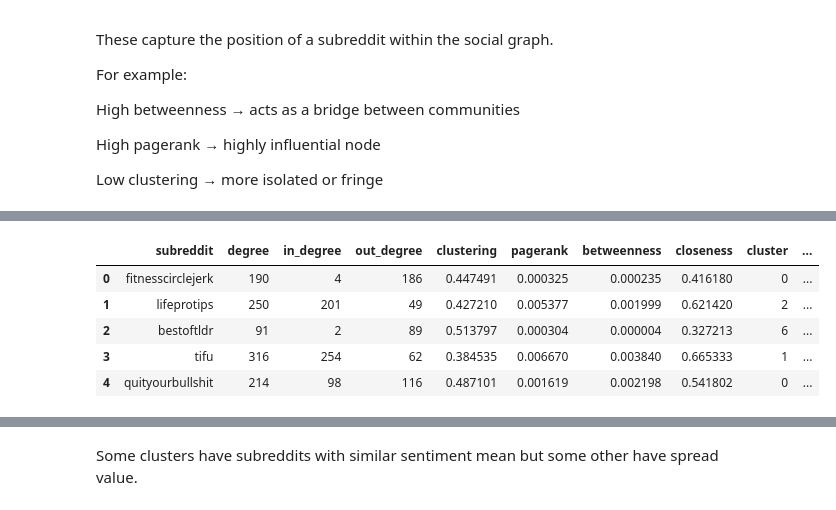
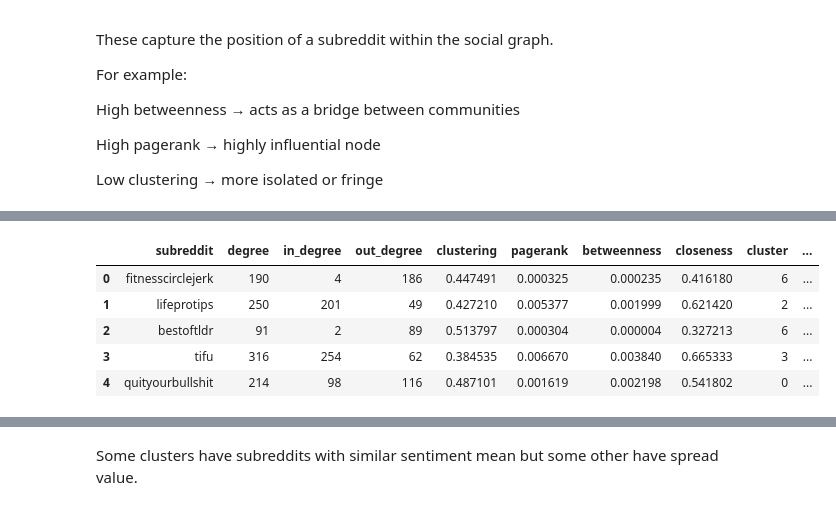
Before and after one commit to epfl-ada/ada-2025-project-othertagada, a Jupyter notebook: maguette.ipynb, the cells around one changed output, grey strips where cells are left out. Drawn from its saved outputs; the diff is of its cells as text; code cells hidden in the pictures.

```diff
--- a/maguette.ipynb
+++ b/maguette.ipynb
@@ -128,33 +130,78 @@ Low clustering → more isolated or fringe
 from sklearn.preprocessing import StandardScaler
 from sklearn.cluster import KMeans
 
-# Precompute metrics only once
-pagerank_dict = nx.pagerank(G_)
-clustering_dict = nx.clustering(G_.to_undirected())
-betweenness_centrality_dict = nx.betweenness_centrality(G_)
-closeness_centrality_dict = nx.closeness_centrality(G_)
+def extract_graph_features(G):
+    """
+    Compute graph-based structural features for each node (subreddit).
 
-# Build features efficiently
-features = pd.DataFrame({
-    'subreddit': list(G_.nodes()),
-    'degree': [G_.degree(n) for n in G_.nodes()],
-    'in_degree': [G_.in_degree(n) for n in G_.nodes()],
-    'out_degree': [G_.out_degree(n) for n in G_.nodes()],
-    'clustering': [clustering_dict[n] for n in G_.nodes()],
-    'pagerank': [pagerank_dict[n] for n in G_.nodes()],
-    'betweenness': [betweenness_centrality_dict[n] for n in G_.nodes()],
-    'closeness': [closeness_centrality_dict[n] for n in G_.nodes()],
-})
+    Parameters
+    ----------
+    G : networkx.Graph or networkx.DiGraph
+        The graph representing subreddit interactions (edges may carry sentiment).
 
-# Normalize features
-X = features[['degree', 'in_degree', 'out_degree', 'clustering', 'pagerank']]
-X_scaled = StandardScaler().fit_transform(X)
+    Returns
+    -------
+    features : pandas.DataFrame
+        A DataFrame containing one row per node and columns:
+        ['subreddit', 'degree', 'in_degree', 'out_degree',
+         'clustering', 'pagerank', 'betweenness', 'closeness']
+    """
 
-# Cluster subreddits
-N_CLUSTERS = 10
-kmeans = KMeans(n_clusters=N_CLUSTERS, random_state=42)
-features['cluster'] = kmeans.fit_predict(X_scaled)
 
+    # Precompute metrics only once
+    pagerank_dict = nx.pagerank(G)
+    clustering_dict = nx.clustering(G.to_undirected())
+    betweenness_centrality_dict = nx.betweenness_centrality(G)
+    closeness_centrality_dict = nx.closeness_centrality(G)
+
+    # Build features efficiently
+    features = pd.DataFrame({
+        'subreddit': list(G.nodes()),
+        'degree': [G.degree(n) for n in G.nodes()],
+        'in_degree': [G.in_degree(n) for n in G.nodes()],
+        'out_degree': [G.out_degree(n) for n in G.nodes()],
+        'clustering': [clustering_dict[n] for n in G.nodes()],
+        'pagerank': [pagerank_dict[n] for n in G.nodes()],
+        'betweenness': [betweenness_centrality_dict[n] for n in G.nodes()],
+        'closeness': [closeness_centrality_dict[n] for n in G.nodes()],
+    })
+
+    return features
+
+features = extract_graph_features(G_)
+n_clusters = 10
+
+def kmeans_cluster_graph_features(features, n_clusters=10):
+    """
+    Perform KMeans clustering on extracted graph features and add cluster labels.
+
+    Parameters
+    ----------
+    features : pandas.DataFrame
+        The node-level features computed by `extract_graph_features`.
+    n_clusters : int, optional
+        Number of clusters for KMeans (default is 10).
+
+    Returns
+    -------
+    features_with_clusters : pandas.DataFrame
+        Same as input, but with an extra column: 'cluster'.
+    kmeans : sklearn.cluster.KMeans
+        The trained KMeans model (for later analysis or visualization).
+    """
+
+
+    # Normalize features
+    X = features[['degree', 'in_degree', 'out_degree', 'clustering', 'pagerank', 'betweenness','closeness']]
+    X_scaled = StandardScaler().fit_transform(X)
+
+    # Cluster subreddits
+    kmeans = KMeans(n_clusters=n_clusters, random_state=42)
+    features['cluster'] = kmeans.fit_predict(X_scaled)
+
+    return features, kmeans
+
+features, kmeans_model = kmeans_cluster_graph_features(features)
 
 # --- Mean sentiment per subreddit ---
 # Each subreddit may appear as SOURCE or TARGET, so we consider both
@@ -195,8 +242,8 @@ Variance of mean sentiment within each cluster:
 |  | subreddit | degree | in_degree | out_degree | clustering | pagerank | betweenness | closeness | cluster | ... |
-| 0 | fitnesscirclejerk | 190 | 4 | 186 | 0.447491 | 0.000325 | 0.000235 | 0.416180 | 0 | ... |
+| 0 | fitnesscirclejerk | 190 | 4 | 186 | 0.447491 | 0.000325 | 0.000235 | 0.416180 | 6 | ... |
 | 1 | lifeprotips | 250 | 201 | 49 | 0.427210 | 0.005377 | 0.001999 | 0.621420 | 2 | ... |
 | 2 | bestoftldr | 91 | 2 | 89 | 0.513797 | 0.000304 | 0.000004 | 0.327213 | 6 | ... |
-| 3 | tifu | 316 | 254 | 62 | 0.384535 | 0.006670 | 0.003840 | 0.665333 | 1 | ... |
+| 3 | tifu | 316 | 254 | 62 | 0.384535 | 0.006670 | 0.003840 | 0.665333 | 3 | ... |
 | 4 | quityourbullshit | 214 | 98 | 116 | 0.487101 | 0.001619 | 0.002198 | 0.541802 | 0 | ... |
 # %%
 ## Visualize clusters with KMeans
```
Also changed, not shown: parts of 5 cells of this notebook, 3 other files.
